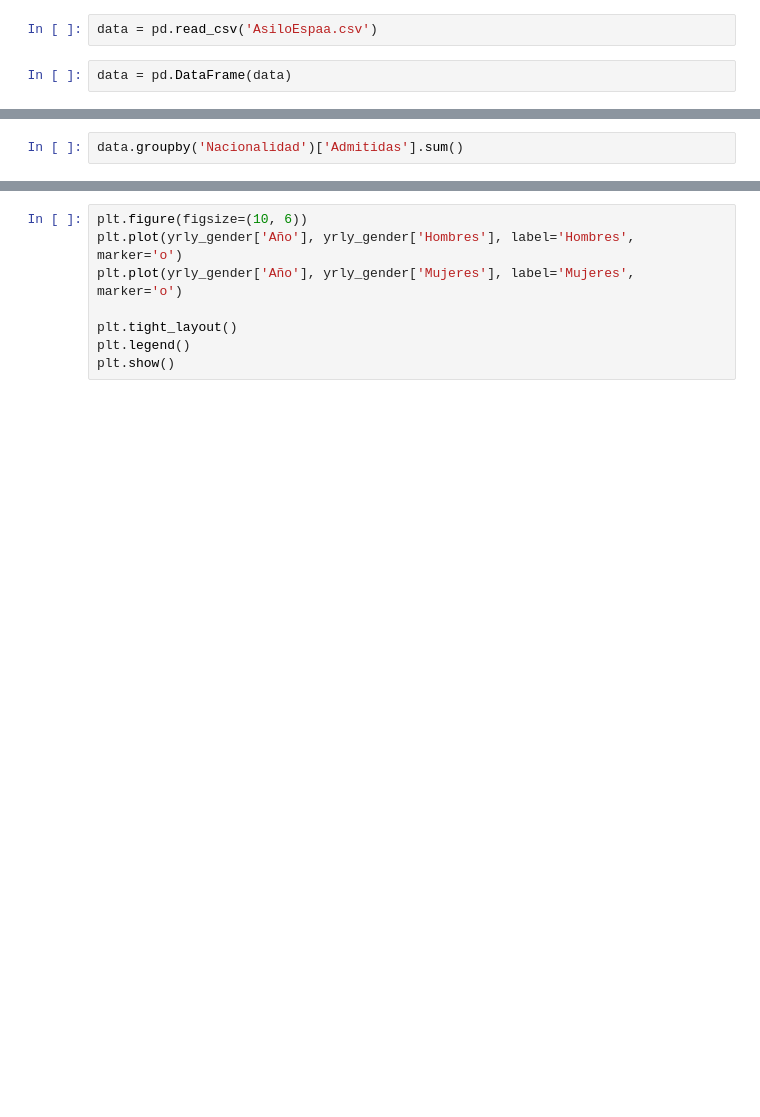
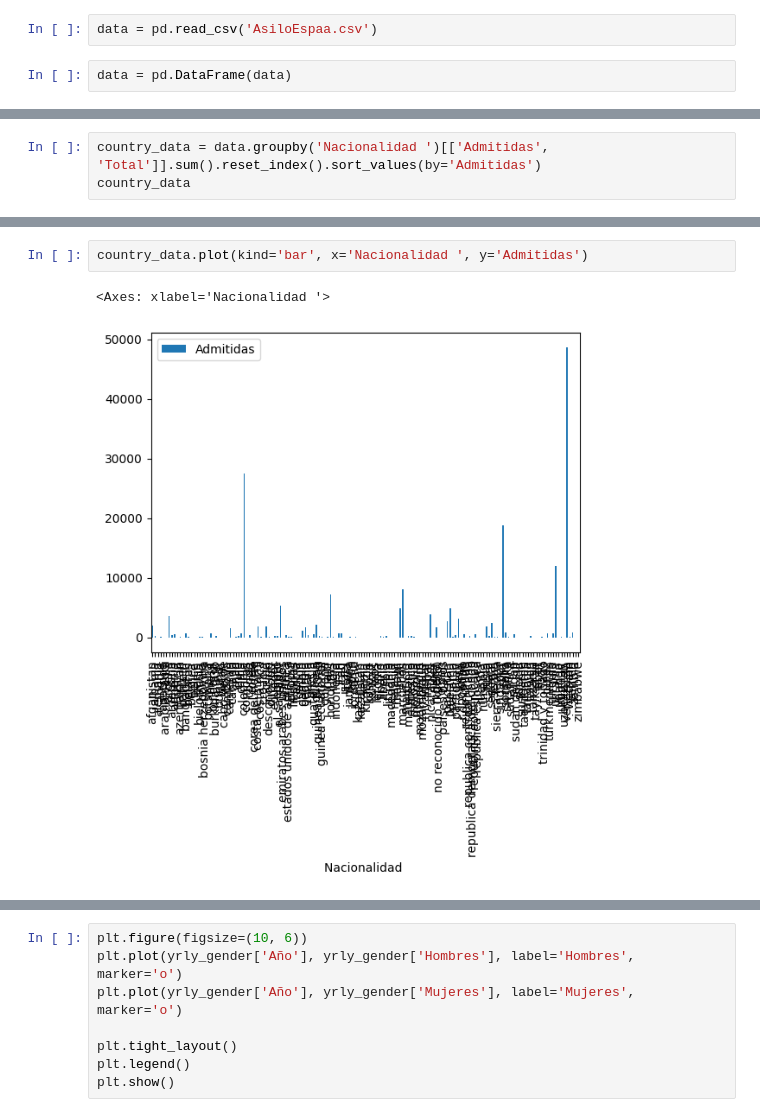
Before and after one commit to mariatens/refugee-analysis, a Jupyter notebook: refugee.ipynb, the cells around one changed output, grey strips where cells are left out. Drawn from its saved outputs; the diff is of its cells as text; blank space fills up the shorter version.

```diff
--- a/refugee.ipynb
+++ b/refugee.ipynb
@@ -35,3 +45,4 @@ data.head()
 # %%
-data.groupby('Nacionalidad')['Admitidas'].sum()
+country_data = data.groupby('Nacionalidad ')[['Admitidas', 'Total']].sum().reset_index().sort_values(by='Admitidas')
+country_data
 # %% [output]
@@ -38,0 +62,5 @@ KeyError: 'Nacionalidad'
+# %%
+country_data.plot(kind='bar', x='Nacionalidad ', y='Admitidas')
+# %% [output]
+<Axes: xlabel='Nacionalidad '>
+[figure, added]
```
Also changed, not shown: parts of 19 cells of this notebook, 1 other file.
